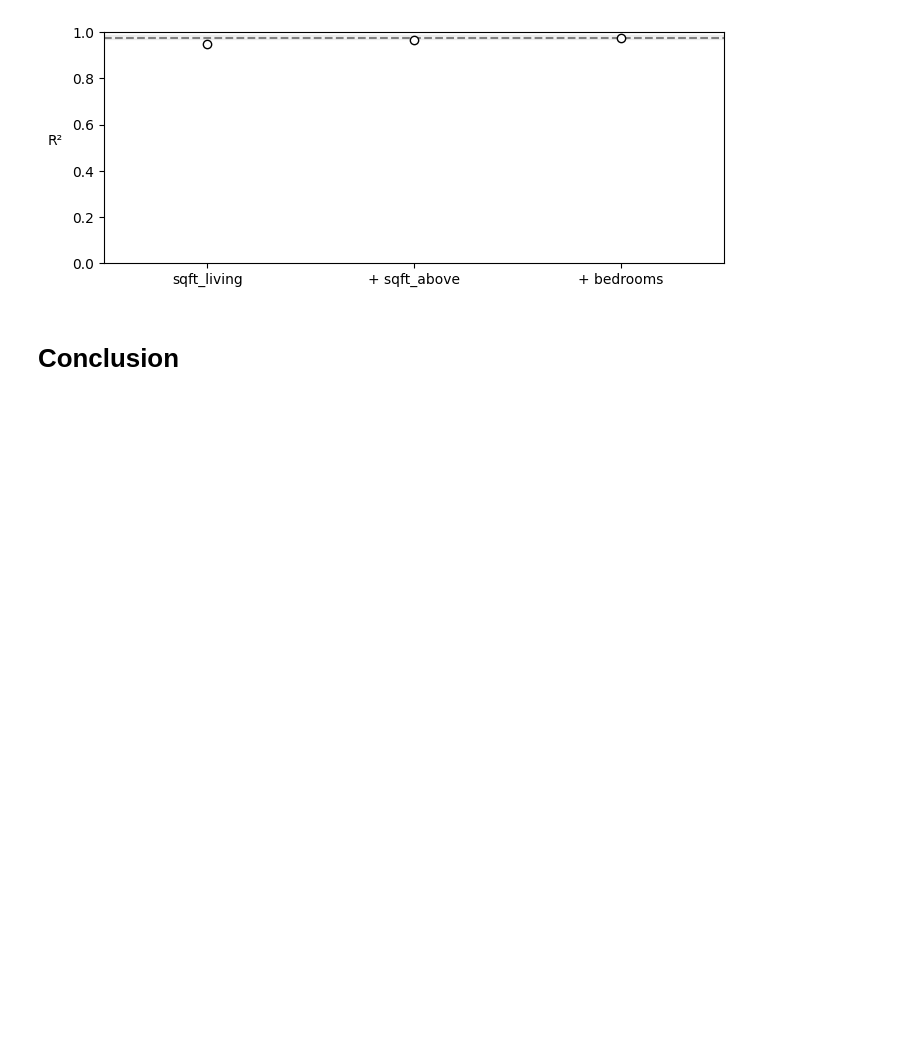
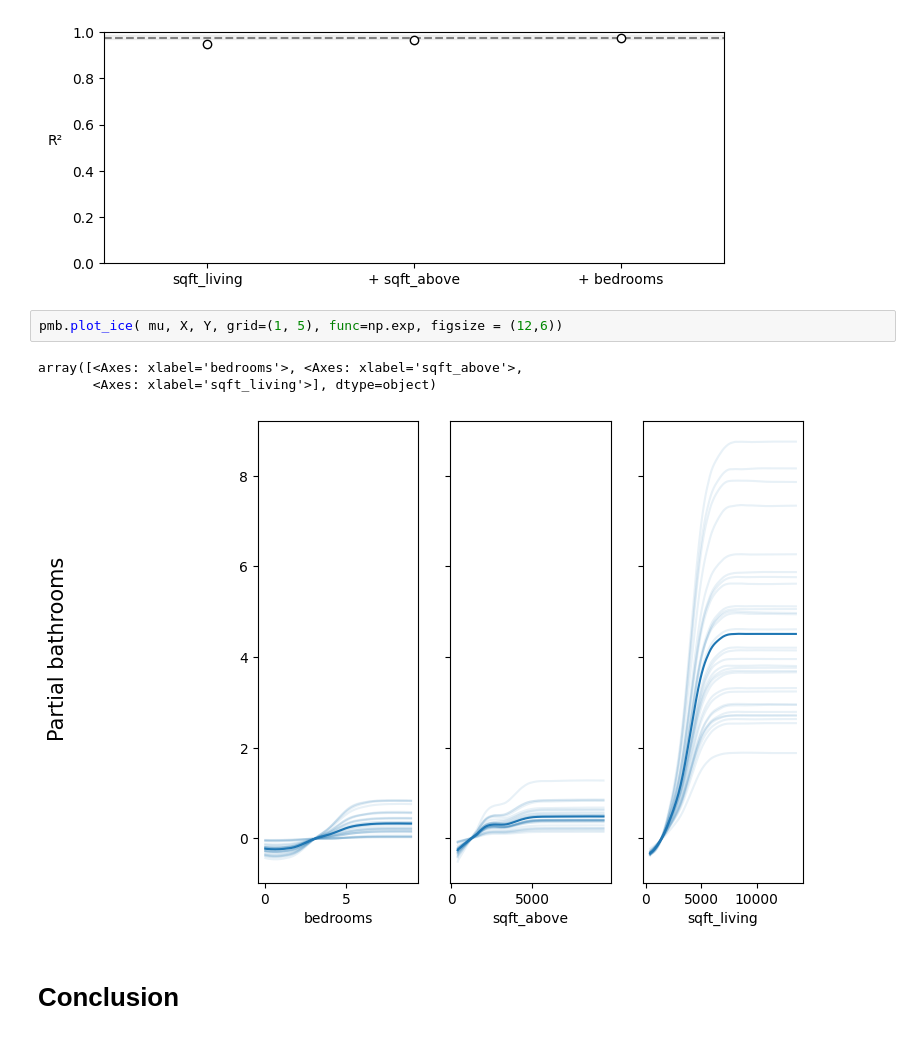
Before and after one commit to seun829/DataScience, a Jupyter notebook: Unit8/SeunLee_Unit8Proj.ipynb, the cells around one changed output. Cells and saved outputs as stored; diff of their text form; blank space fills up the shorter version.

```diff
--- a/Unit8/SeunLee_Unit8Proj.ipynb
+++ b/Unit8/SeunLee_Unit8Proj.ipynb
@@ -329,6 +329,12 @@ pmb.plot_variable_importance(vars)
 # %% [output]
 <Axes: ylabel='R²'>
 [figure]
+# %%
+pmb.plot_ice( mu, X, Y, grid=(1, 5), func=np.exp, figsize = (12,6))
+# %% [output]
+array([<Axes: xlabel='bedrooms'>, <Axes: xlabel='sqft_above'>,
+       <Axes: xlabel='sqft_living'>], dtype=object)
+[figure, added]
 # %% [markdown]
 # Conclusion
 # %% [markdown]
```
Also changed, not shown: parts of 1 cell of this notebook.
